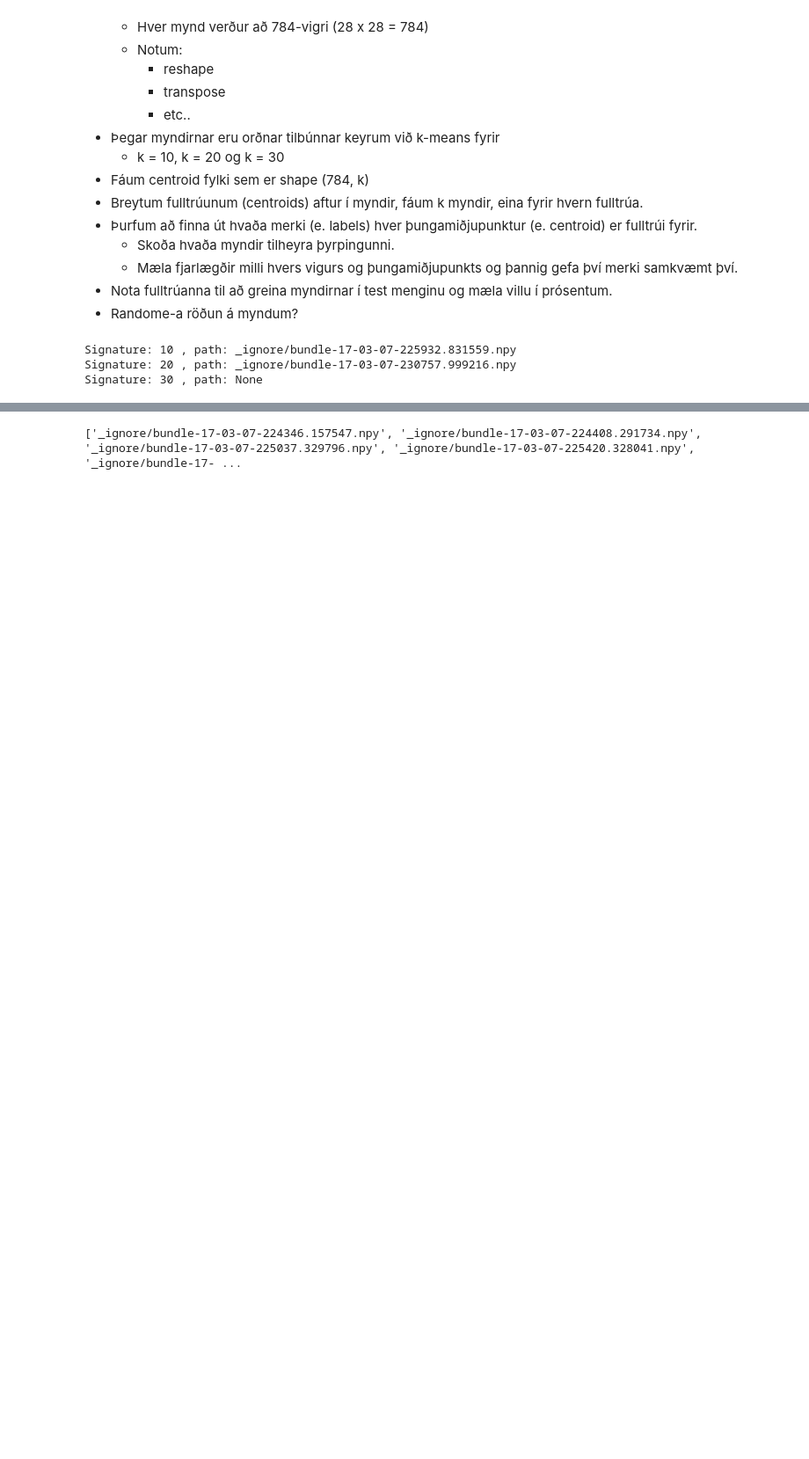
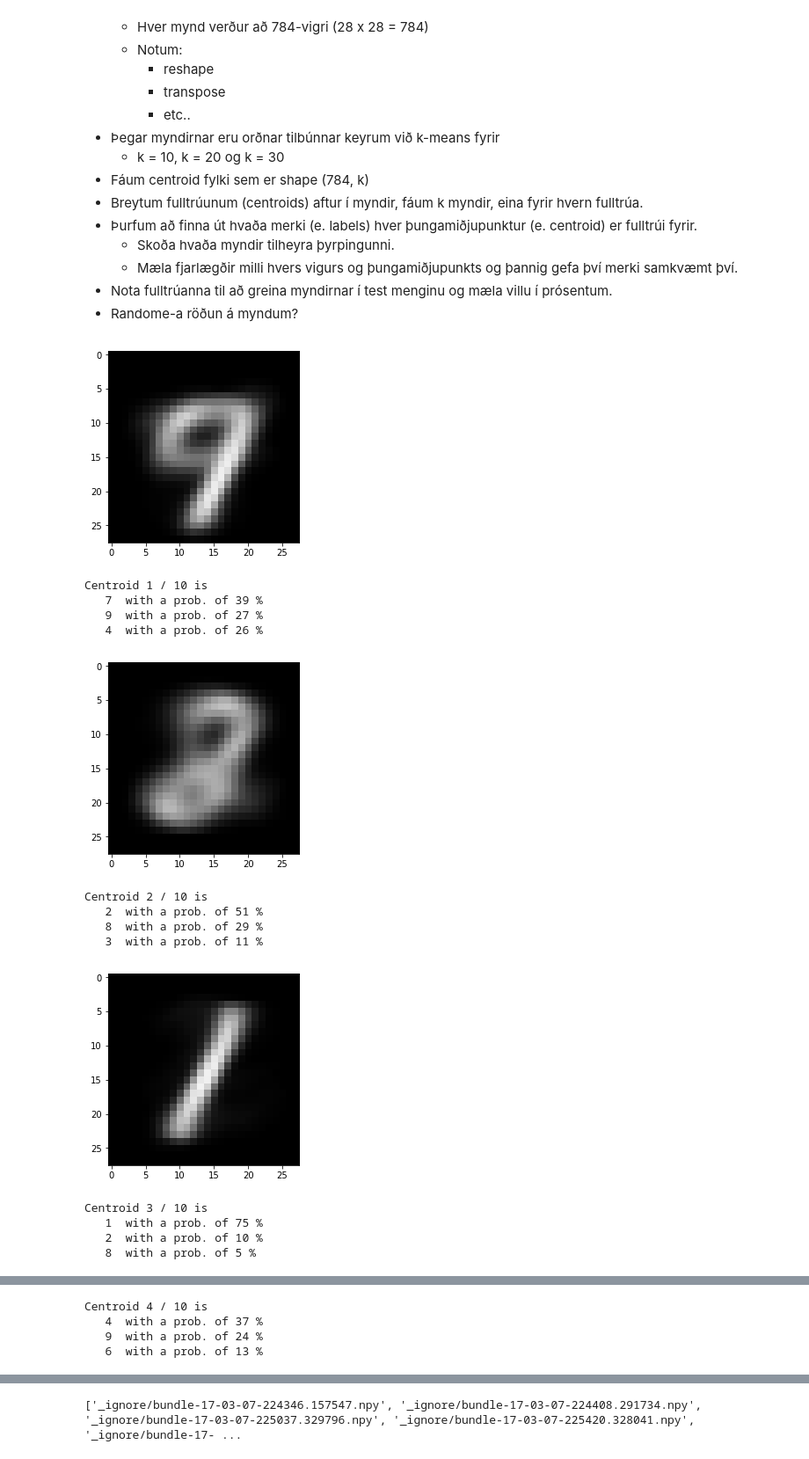
Before and after one commit to davidhs/rei201verkefni1, a Jupyter notebook: skilaverkefni1.ipynb, the cells around one changed output, grey strips where cells are left out. Shown at 88% size. Saved outputs shown, nothing was run; the diff lists cells and outputs as text; code cells hidden in the pictures; blank space fills up the shorter version.

```diff
--- a/skilaverkefni1.ipynb
+++ b/skilaverkefni1.ipynb
@@ -76,13 +69,25 @@ A_labels = np.load("mnist/A_labels.npy")
 B_images = np.load("mnist/B_images.npy")
 B_labels = np.load("mnist/B_labels.npy")
 # %%
-bundle10 = get_best_bundle(glob.glob('_ignore/bundle-*.npy'), "10", do_filter=True)
-bundle20 = get_best_bundle(glob.glob('_ignore/bundle-*.npy'), "20", do_filter=True)
-bundle30 = get_best_bundle(glob.glob('_ignore/bundle-*.npy'), "30", do_filter=True)
+bundle10 = get_best_bundle(glob.glob('_ignore/bundle-*.npy'), "10")
+bundle20 = get_best_bundle(glob.glob('_ignore/bundle-*.npy'), "20")
+bundle30 = get_best_bundle(glob.glob('_ignore/bundle-*.npy'), "30")
-# %% [output]
-Signature: 10 , path: _ignore/bundle-17-03-07-225932.831559.npy
-Signature: 20 , path: _ignore/bundle-17-03-07-230757.999216.npy
-Signature: 30 , path: None
 # %%
-if False:
+if True:
     test_bundle(bundle10, A_images, A_labels)
+# %% [output]
+[figure, added]
+Centroid 1 / 10 is
+   7  with a prob. of 39 %
+   9  with a prob. of 27 %
+   4  with a prob. of 26 %
+[figure, added]
+Centroid 2 / 10 is
+   2  with a prob. of 51 %
+   8  with a prob. of 29 %
+   3  with a prob. of 11 %
+[figure, added]
+Centroid 3 / 10 is
+   1  with a prob. of 75 %
+   2  with a prob. of 10 %
+   8  with a prob. of 5 %
@@ -88,0 +95,4 @@ if False:
+Centroid 4 / 10 is
+   4  with a prob. of 37 %
+   9  with a prob. of 24 %
+   6  with a prob. of 13 %
```
Also changed, not shown: parts of 5 cells of this notebook.
